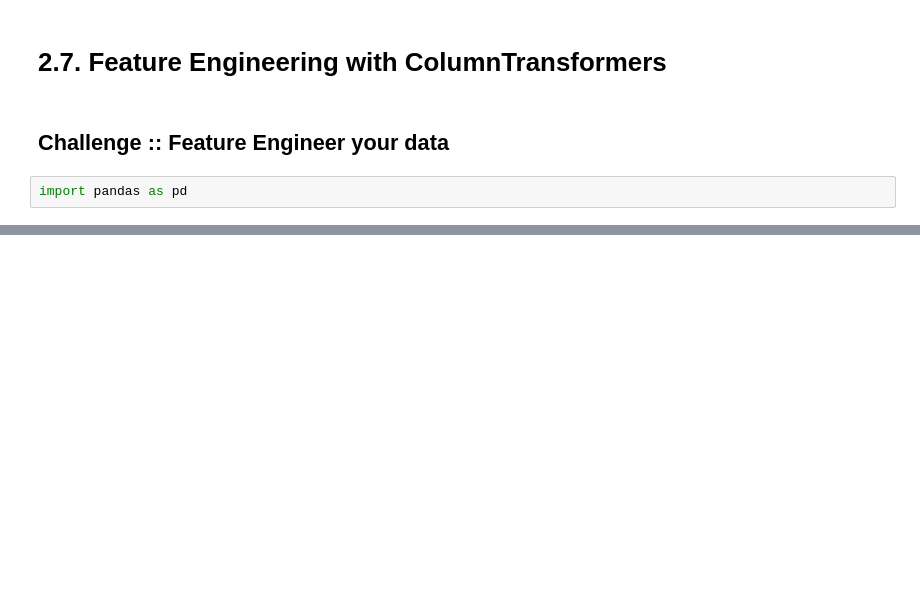
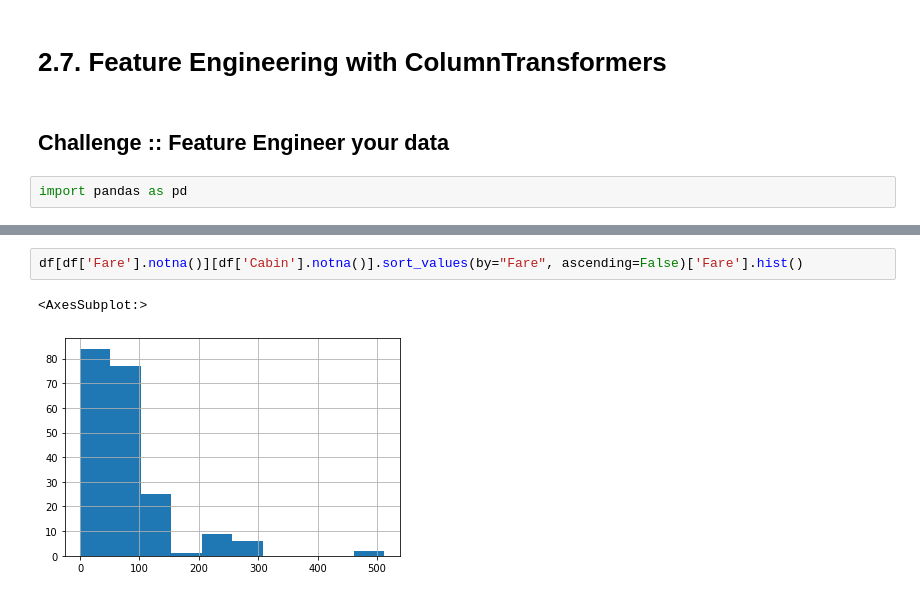
Before and after one commit to greentopsecret/random-forest-fennel-student-code, a Jupyter notebook: week_02/2.7-feature-engineering-with-column-transformers.ipynb, the cells around one changed output, grey strips where cells are left out. Cells and saved outputs as stored; diff of their text form; blank space fills up the shorter version.

```diff
--- a/week_02/2.7-feature-engineering-with-column-transformers.ipynb
+++ b/week_02/2.7-feature-engineering-with-column-transformers.ipynb
@@ -24,3 +40,8 @@ df
+# %%
+df[df['Fare'].notna()][df['Cabin'].notna()].sort_values(by="Fare", ascending=False)['Fare'].hist()
+# %% [output]
+<AxesSubplot:>
+[figure, added]
 # %%
 from sklearn.compose import ColumnTransformer
 from sklearn.impute import SimpleImputer
```
Also changed, not shown: parts of 32 cells of this notebook, 3 other files.
